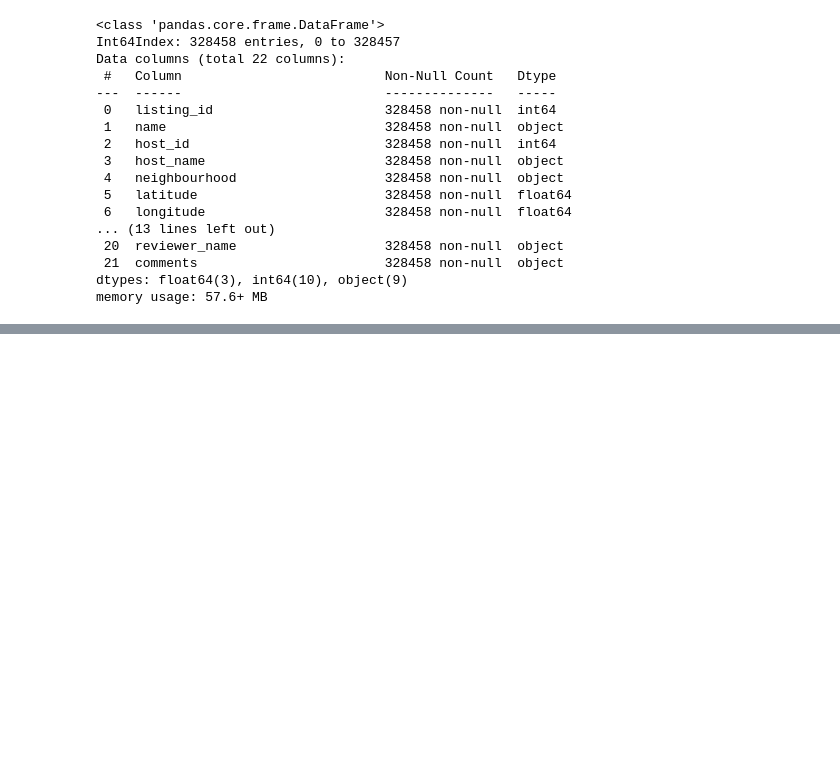
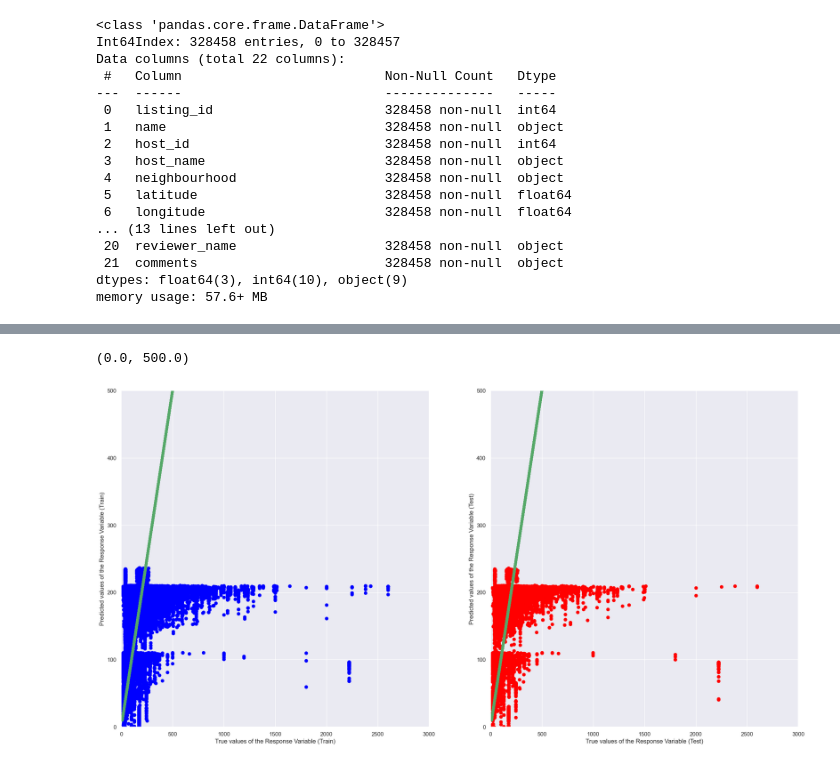
Before and after one commit to CS418/group-project-team-twenty, a Jupyter notebook: airbnb_analysis.ipynb, the cells around one changed output, grey strips where cells are left out. Saved outputs shown, nothing was run; the diff lists cells and outputs as text; code cells hidden in the pictures; blank space fills up the shorter version.

```diff
--- a/airbnb_analysis.ipynb
+++ b/airbnb_analysis.ipynb
@@ -199,0 +401,4 @@ memory usage: 57.6+ MB
+# %%
+#numpy array used for plotting Lasso Regression later on
+varArr = np.array(["polarity_value","number_of_reviews","room_type_Entire_home_apt","room_type_Hotel_room",
+                              "room_type_Private_room", "room_type_Shared_room"])
@@ -199,0 +449,18 @@ memory usage: 57.6+ MB
+# %%
+# Plot the Predictions vs the True values
+f, axes = plt.subplots(1, 2, figsize=(24, 12))
+axes[0].scatter(y_train, trainPredictionLasso, color = "blue")
+axes[0].plot(y_train, y_train, 'g-', linewidth = 5)
+axes[0].set_xlabel("True values of the Response Variable (Train)")
+axes[0].set_ylabel("Predicted values of the Response Variable (Train)")
+axes[0].set_xlim([0, 3000])
+axes[0].set_ylim([0, 500])
+axes[1].scatter(y_test, testPredictionLasso, color = "red")
+axes[1].plot(y_test, y_test, 'g-', linewidth = 5)
+axes[1].set_xlabel("True values of the Response Variable (Test)")
+axes[1].set_ylabel("Predicted values of the Response Variable (Test)")
+axes[1].set_xlim([0, 3000])
+axes[1].set_ylim([0, 500])
+# %% [output]
+(0.0, 500.0)
+[figure, added]
```
Also changed, not shown: parts of 27 cells of this notebook, 1 other file.
